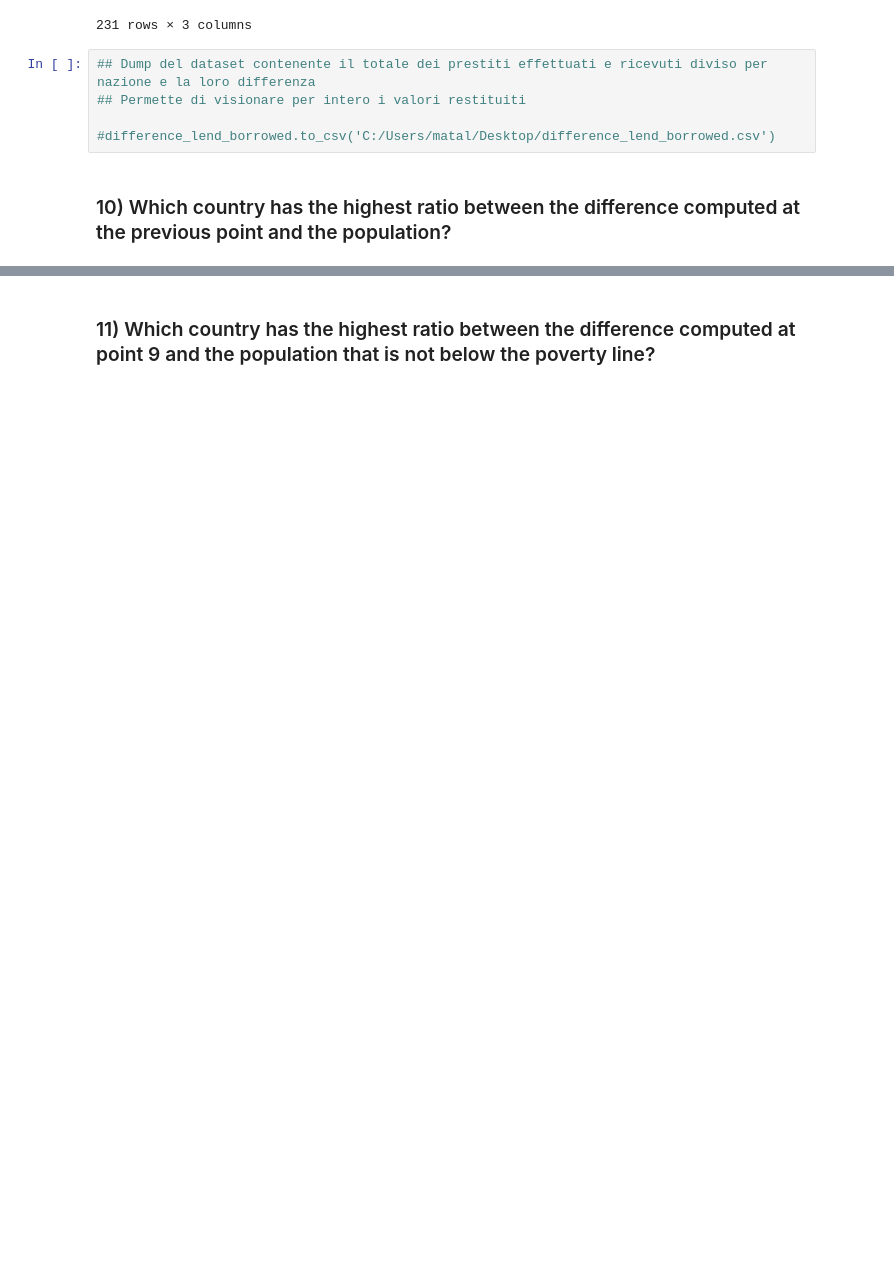
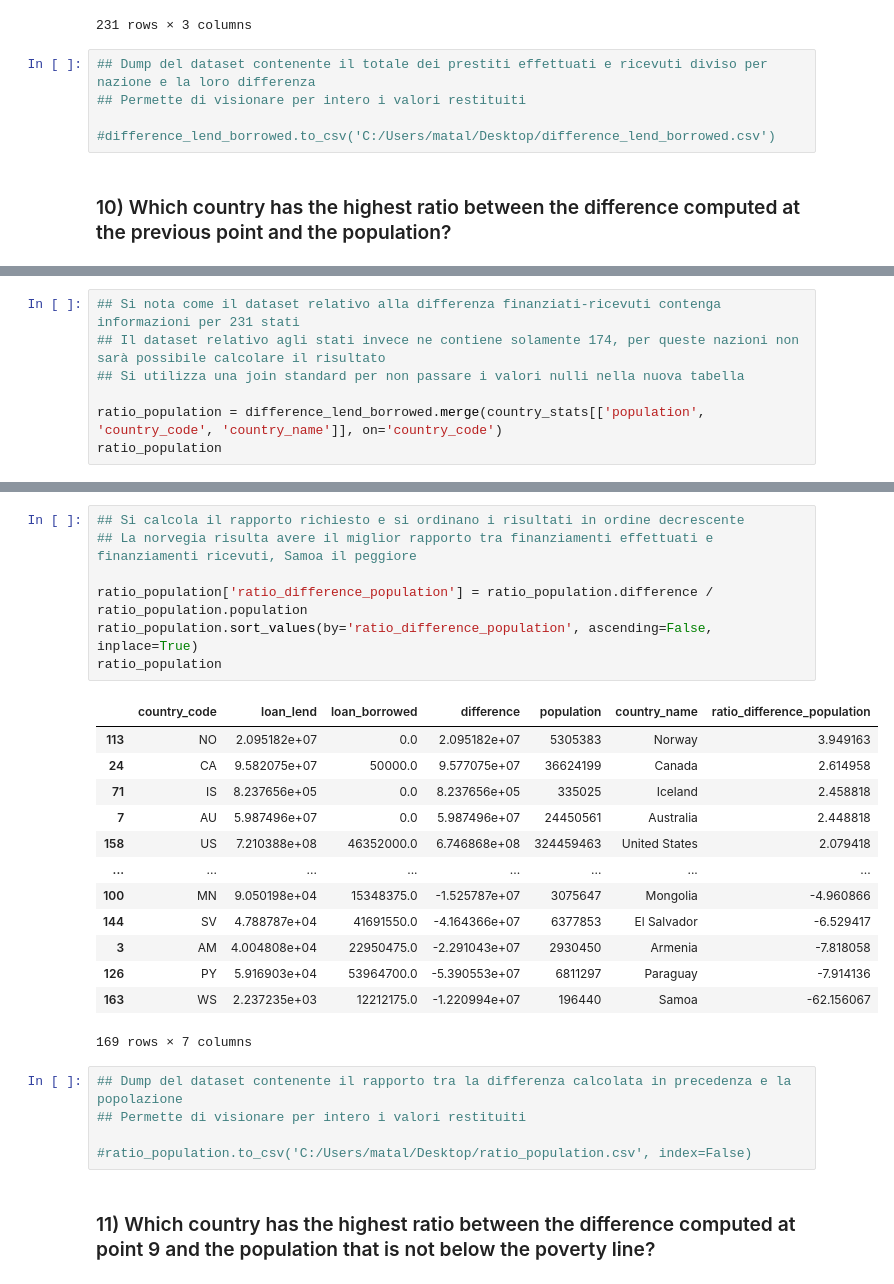
Before and after one commit to mliccia/FoCS, a Jupyter notebook: FoCS_799368.ipynb, the cells around one changed output, grey strips where cells are left out. Cells and saved outputs as stored; diff of their text form; blank space fills up the shorter version.

```diff
--- a/FoCS_799368.ipynb
+++ b/FoCS_799368.ipynb
@@ -628,0 +666,7 @@ difference_lend_borrowed
+# %%
+## Si nota come il dataset relativo alla differenza finanziati-ricevuti contenga informazioni per 231 stati
+## Il dataset relativo agli stati invece ne contiene solamente 174, per queste nazioni non sarà possibile calcolare il risultato
+## Si utilizza una join standard per non passare i valori nulli nella nuova tabella
+
+ratio_population = difference_lend_borrowed.merge(country_stats[['population', 'country_code', 'country_name']], on='country_code')
+ratio_population
@@ -629,2 +687,28 @@ difference_lend_borrowed
+# %%
+## Si calcola il rapporto richiesto e si ordinano i risultati in ordine decrescente
+## La norvegia risulta avere il miglior rapporto tra finanziamenti effettuati e finanziamenti ricevuti, Samoa il peggiore
+
+ratio_population['ratio_difference_population'] = ratio_population.difference / ratio_population.population
+ratio_population.sort_values(by='ratio_difference_population', ascending=False, inplace=True)
+ratio_population
+# %% [output]
+|  | country_code | loan_lend | loan_borrowed | difference | population | country_name | ratio_difference_population |
+| 113 | NO | 2.095182e+07 | 0.0 | 2.095182e+07 | 5305383 | Norway | 3.949163 |
+| 24 | CA | 9.582075e+07 | 50000.0 | 9.577075e+07 | 36624199 | Canada | 2.614958 |
+| 71 | IS | 8.237656e+05 | 0.0 | 8.237656e+05 | 335025 | Iceland | 2.458818 |
+| 7 | AU | 5.987496e+07 | 0.0 | 5.987496e+07 | 24450561 | Australia | 2.448818 |
+| 158 | US | 7.210388e+08 | 46352000.0 | 6.746868e+08 | 324459463 | United States | 2.079418 |
+| ... | ... | ... | ... | ... | ... | ... | ... |
+| 100 | MN | 9.050198e+04 | 15348375.0 | -1.525787e+07 | 3075647 | Mongolia | -4.960866 |
+| 144 | SV | 4.788787e+04 | 41691550.0 | -4.164366e+07 | 6377853 | El Salvador | -6.529417 |
+| 3 | AM | 4.004808e+04 | 22950475.0 | -2.291043e+07 | 2930450 | Armenia | -7.818058 |
+| 126 | PY | 5.916903e+04 | 53964700.0 | -5.390553e+07 | 6811297 | Paraguay | -7.914136 |
+| 163 | WS | 2.237235e+03 | 12212175.0 | -1.220994e+07 | 196440 | Samoa | -62.156067 |
+169 rows × 7 columns
+# %%
+## Dump del dataset contenente il rapporto tra la differenza calcolata in precedenza e la popolazione
+## Permette di visionare per intero i valori restituiti
+
+#ratio_population.to_csv('C:/Users/matal/Desktop/ratio_population.csv', index=False)
 # %% [markdown]
 ### 11) Which country has the highest ratio between the difference computed at point 9 and the population that is not below the poverty line?
```
Also changed, not shown: parts of 16 cells of this notebook.
